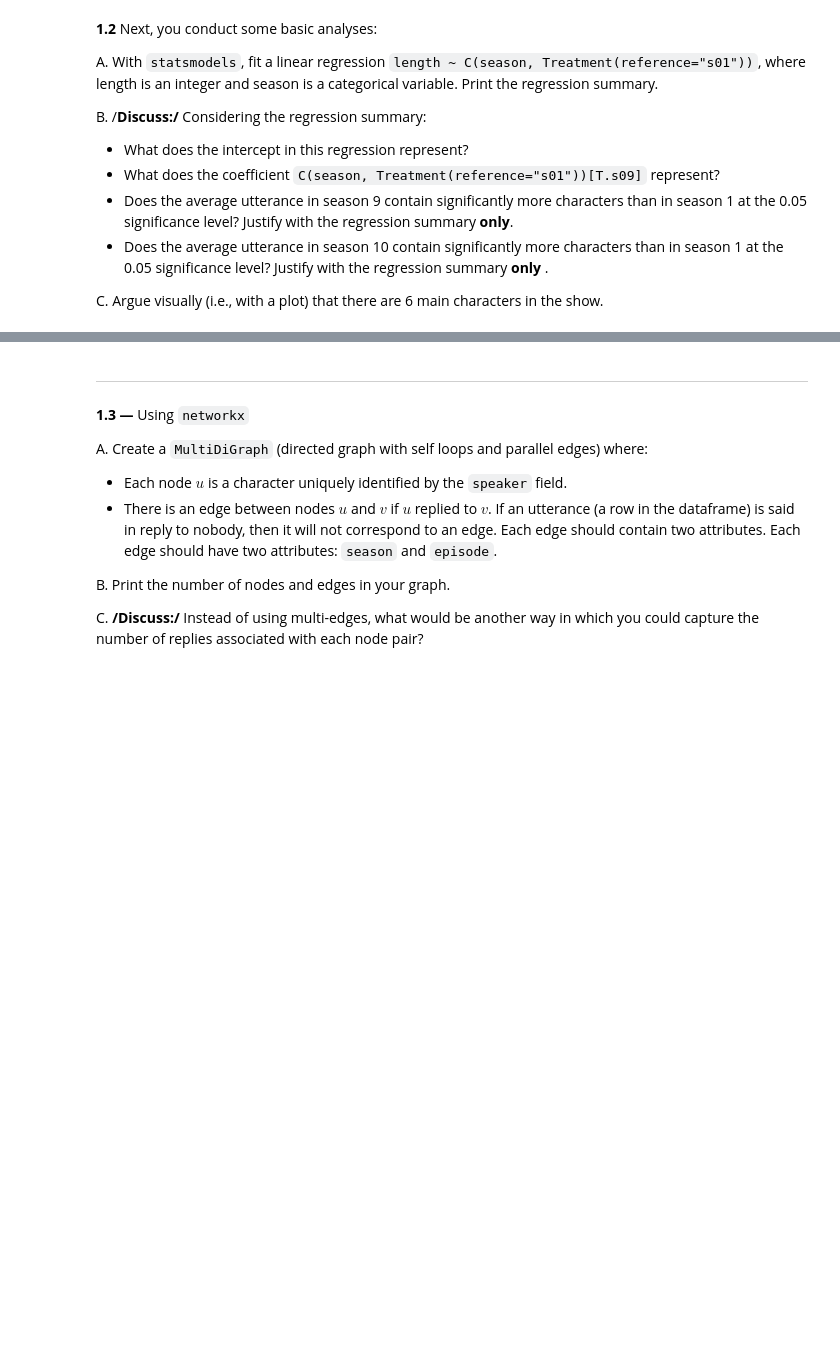
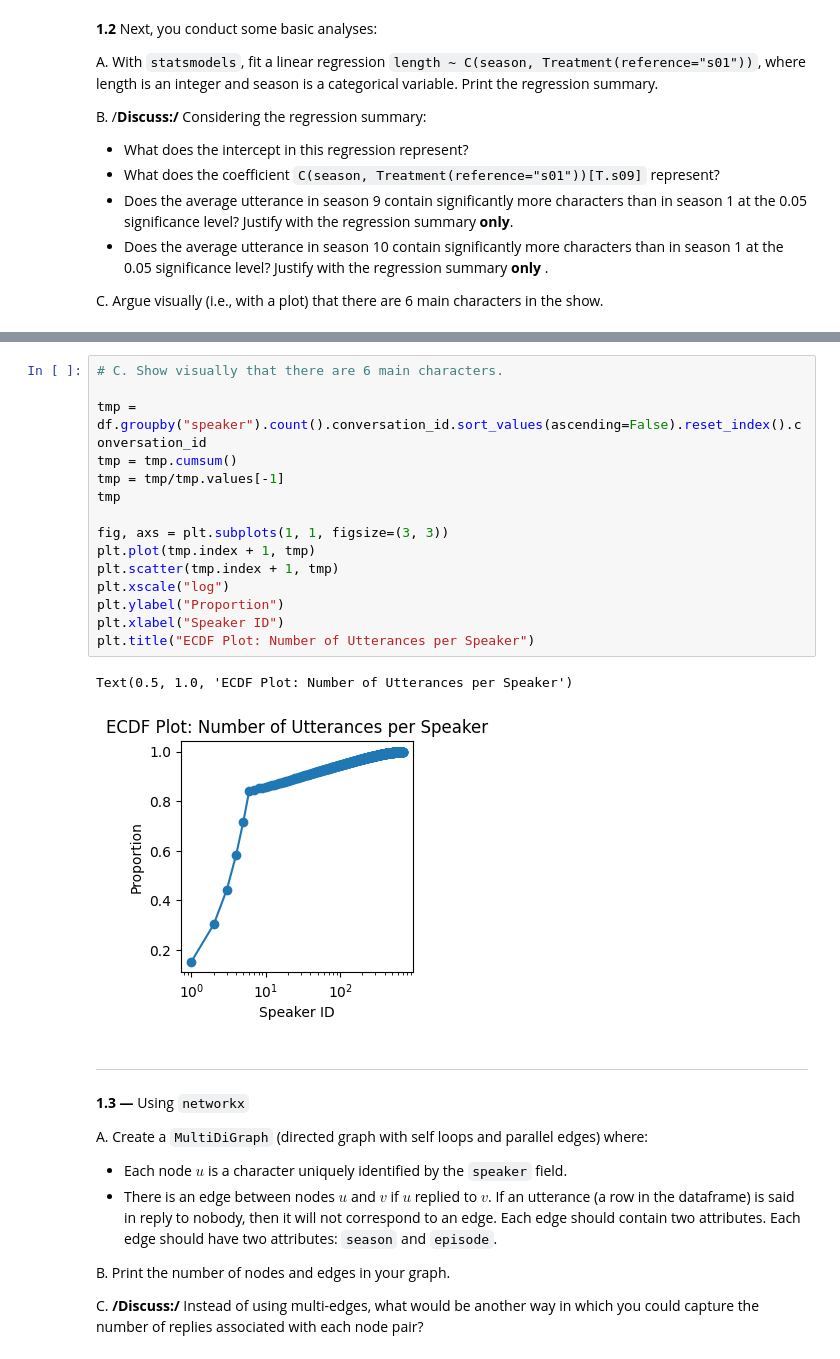
Before and after one commit to Bimo99B9/CS-401-Applied-Data-Analytics-2024, a Jupyter notebook: Exam/2023/exam.ipynb, the cells around one changed output, grey strips where cells are left out. Cells and saved outputs as stored; diff of their text form; blank space fills up the shorter version.

```diff
--- a/Exam/2023/exam.ipynb
+++ b/Exam/2023/exam.ipynb
@@ -132,3 +142,21 @@ Notes:
+# %%
+# C. Show visually that there are 6 main characters.
+
+tmp = df.groupby("speaker").count().conversation_id.sort_values(ascending=False).reset_index().conversation_id
+tmp = tmp.cumsum()
+tmp = tmp/tmp.values[-1]
+tmp
+
+fig, axs = plt.subplots(1, 1, figsize=(3, 3))
+plt.plot(tmp.index + 1, tmp)
+plt.scatter(tmp.index + 1, tmp)
+plt.xscale("log")
+plt.ylabel("Proportion")
+plt.xlabel("Speaker ID")
+plt.title("ECDF Plot: Number of Utterances per Speaker")
+# %% [output]
+Text(0.5, 1.0, 'ECDF Plot: Number of Utterances per Speaker')
+[figure, added]
 # %% [markdown]
 ---
 **1.3 —** Using `networkx`
```
Also changed, not shown: parts of 16 cells of this notebook.
